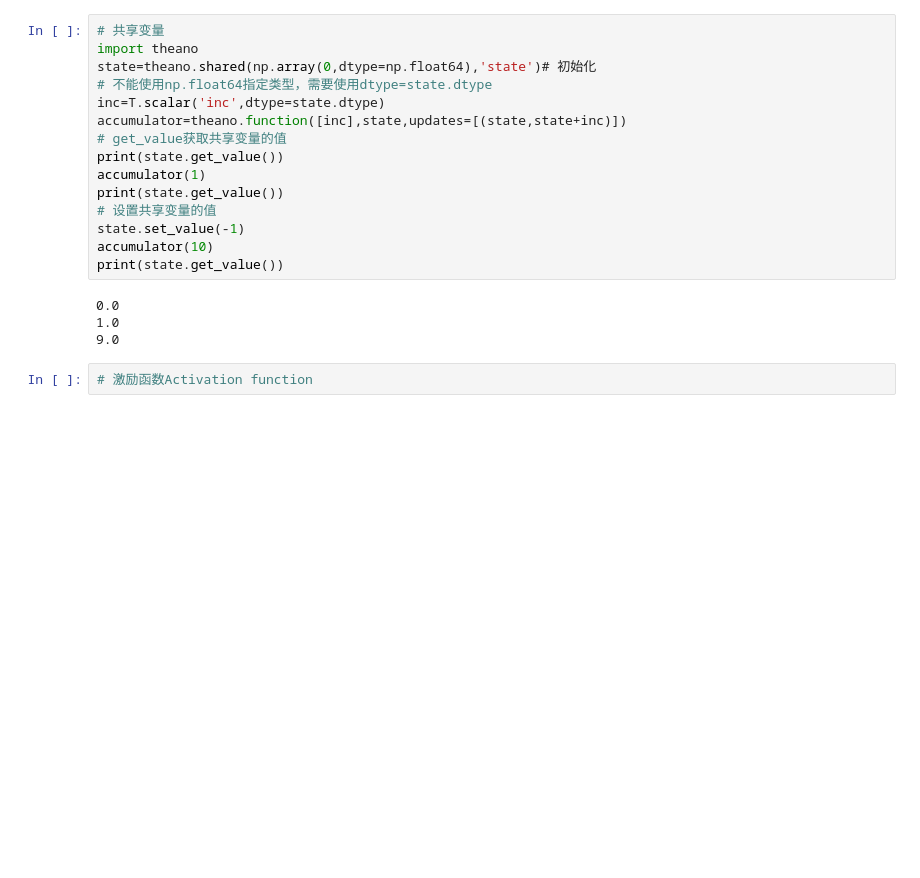
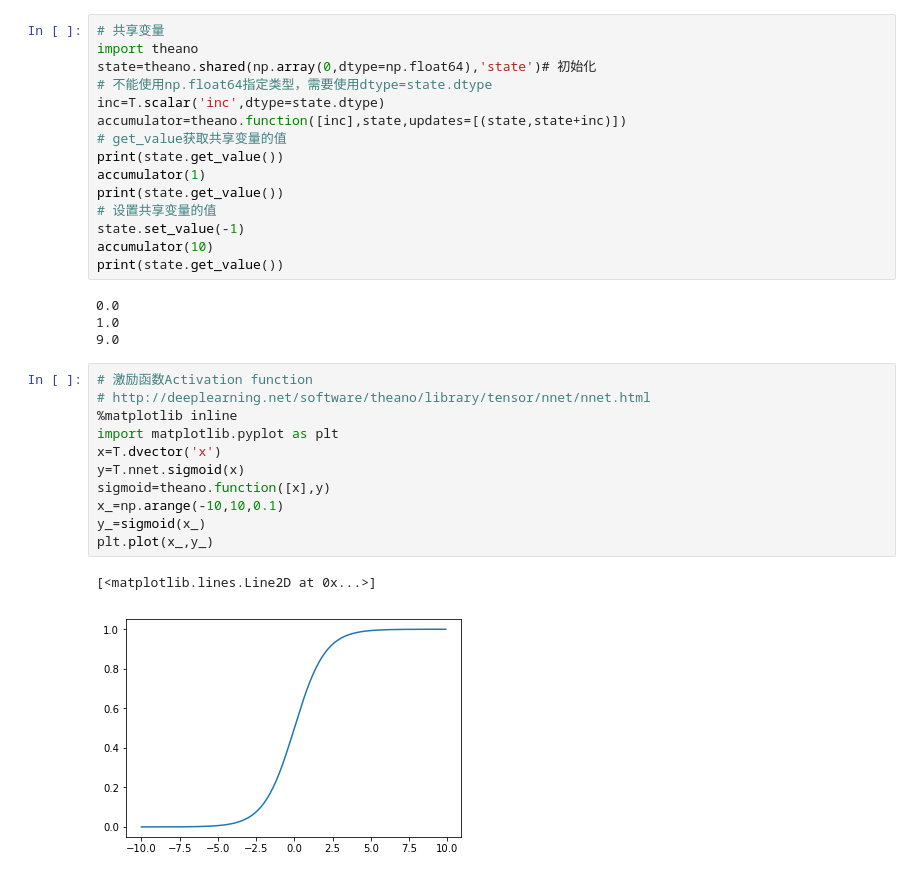
Before and after one commit to xiehui999/deepLearning, a Jupyter notebook: theano/第一节.ipynb, the cells around one changed output. Cells and saved outputs as stored; diff of their text form; blank space fills up the shorter version.

Commit message:
theano
theano

```diff
--- a/theano/第一节.ipynb
+++ b/theano/第一节.ipynb
@@ -110,5 +136,17 @@ print(state.get_value())
 0.0
 1.0
 9.0
-# %%
-# 激励函数Activation function
+# %%
+# 激励函数Activation function
+# http://deeplearning.net/software/theano/library/tensor/nnet/nnet.html
+%matplotlib inline
+import matplotlib.pyplot as plt
+x=T.dvector('x')
+y=T.nnet.sigmoid(x)
+sigmoid=theano.function([x],y)
+x_=np.arange(-10,10,0.1)
+y_=sigmoid(x_)
+plt.plot(x_,y_)
+# %% [output]
+[<matplotlib.lines.Line2D at 0x...>]
+[figure, added]
```
Also changed, not shown: parts of 7 cells of this notebook, 2 other files.
